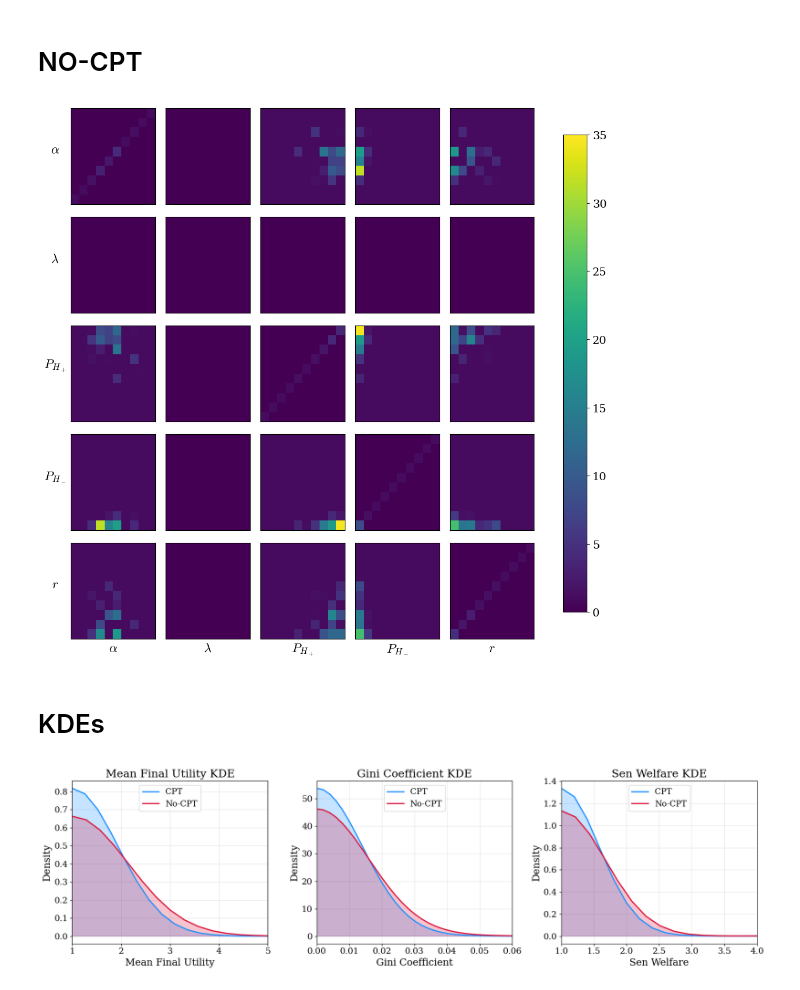
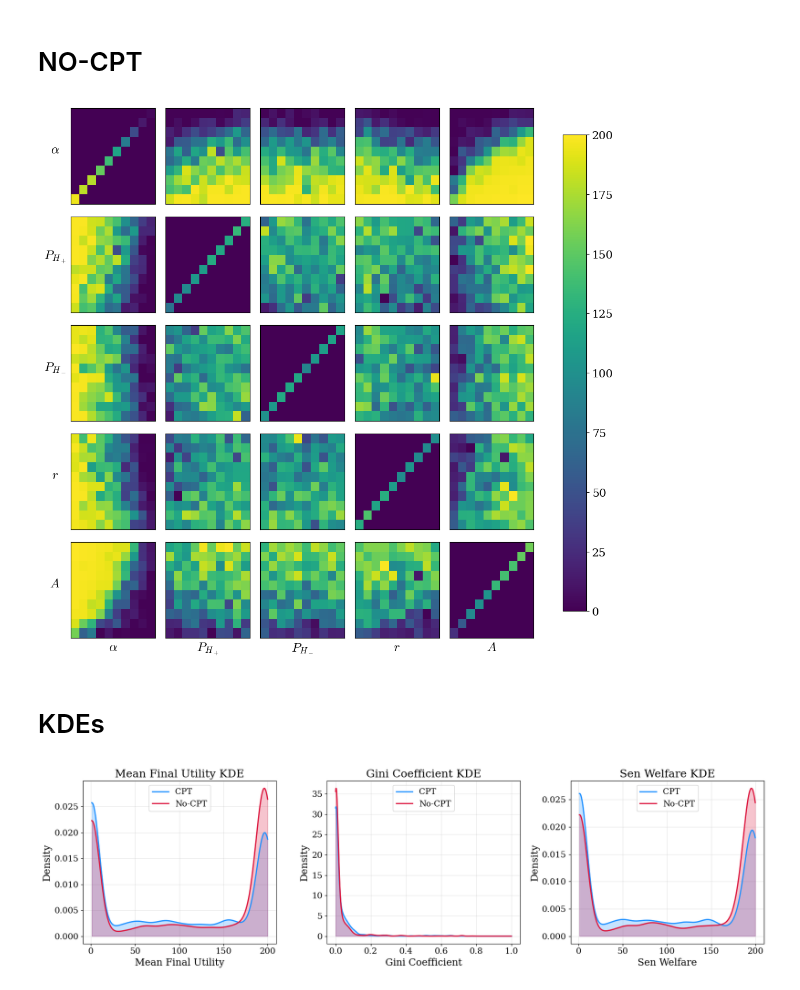
Before and after one commit to charlesaugdupont/cognitive-biases-endogenous-volatility, a Jupyter notebook: notebooks/sen_welfare.ipynb, the cells around one changed output. Saved outputs shown, nothing was run; the diff lists cells and outputs as text; code cells hidden in the pictures.

```diff
--- a/notebooks/sen_welfare.ipynb
+++ b/notebooks/sen_welfare.ipynb
@@ -76,7 +76,6 @@ for D in ["cpt", "nocpt"]:
 # CPT
 # %%
 directory = "../cpt"
-
 with open(f"{directory}_sen_welfare", "rb") as f:
     sen = pickle.load(f)
 
@@ -84,19 +83,19 @@ data = []
 for idx,f in tqdm(enumerate(os.listdir(directory))):
     with open(os.path.join(directory, f), "rb") as f:
         P = pickle.load(f)["params"]
-    elem = ((P["alpha"], P["gamma"], P["lambduh"], P["eta"], P["P_H_increase"], P["P_H_decrease"], P["rate"], sen[idx]))
+    elem = ((P["alpha"], P["gamma"], P["lambduh"], P["eta"], P["P_H_increase"], P["P_H_decrease"], P["rate"], P["w_delta_scale"], sen[idx]))
     data.append(elem)
 # %%
-fig, axs = plt.subplots(7, 7, figsize=(11,10))
-
-param_names = [r"$\alpha$", r"$\gamma$", r"$\lambda$", r"$\eta$", r"$P_{H_+}$",  r"$P_{H_-}$", r"$r$"]
-bounds = [[0.05,0.95], [0.5,0.8], [1.5,3.0], [0.65, 0.95], [0.05,0.95], [0.05,0.95], [1,5]]
+param_names = [r"$\alpha$", r"$\gamma$", r"$\lambda$", r"$\eta$", r"$P_{H_+}$",  r"$P_{H_-}$", r"$r$", r"$A$"]
+bounds = [[0.05,0.95], [0.5,0.8], [1.5,3.0], [0.65, 0.95], [0.05,0.95], [0.05,0.95], [1,5], [0.05,0.95]]
 S = np.array([d[-1] for d in data])
 
-for i in range(7):
+fig, axs = plt.subplots(len(param_names), len(param_names), figsize=(11,10))
+
+for i in range(len(param_names)):
     pi_values = np.array([d[i] for d in data])
     pi_bounds = np.linspace(bounds[i][0], bounds[i][1], 11)
-    for j in range(7):
+    for j in range(len(param_names)):
         pj_values = np.array([d[j] for d in data])
         pj_bounds = np.linspace(bounds[j][0], bounds[j][1], 11)
         heatmap = np.zeros((10, 10))
@@ -115,17 +114,17 @@ for i in range(7):
                 else:
                     heatmap[a, b] = 0
 
-        im = axs[i][j].imshow(heatmap, origin="lower", aspect="auto", cmap="viridis", vmin=0, vmax=25)
+        im = axs[i][j].imshow(heatmap, origin="lower", aspect="auto", cmap="viridis", vmin=0, vmax=200)
         axs[i][j].set_xticks([])
         axs[i][j].set_yticks([])
         if j == 0:
             axs[i][j].set_ylabel(param_names[i], rotation=0, labelpad=20)
-        if i == 6:
+        if i == 7:
             axs[i][j].set_xlabel(param_names[j])
 
         last_im = im
 
 fig.tight_layout()
-fig.colorbar(last_im, ax=axs.ravel().tolist(), shrink=0.9, norm="log")
+fig.colorbar(last_im, ax=axs.ravel().tolist(), shrink=0.9)
 plt.show()
 # %% [output]
@@ -141,54 +140,51 @@ data = []
 for idx,f in tqdm(enumerate(os.listdir("../"+directory))):
     with open(os.path.join("../"+directory, f), "rb") as f:
         P = pickle.load(f)["params"]
-    elem = ((P["alpha"], P["lambduh"], P["P_H_increase"], P["P_H_decrease"], P["rate"], sen[idx]))
+    elem = ((P["alpha"], P["P_H_increase"], P["P_H_decrease"], P["rate"], P["w_delta_scale"], sen[idx]))
     data.append(elem)
 # %%
-fig, axs = plt.subplots(5, 5, figsize=(11,10))
-
-param_names = [r"$\alpha$", r"$\lambda$", r"$P_{H_+}$", r"$P_{H_-}$", r"$r$"]
-bounds = [[0.05,0.95], [1.5,3.0], [0.05,0.95], [0.05,0.95],[1,5]]
+param_names = [r"$\alpha$", r"$P_{H_+}$", r"$P_{H_-}$", r"$r$", r"$A$"]
+bounds = [[0.05,0.95],  [0.05,0.95], [0.05,0.95], [1,5], [0.05,0.95]]
 S = np.array([d[-1] for d in data])
 
-map_vals = []
+fig, axs = plt.subplots(len(param_names), len(param_names), figsize=(11,10))
+
 for i in range(len(param_names)):
     pi_values = np.array([d[i] for d in data])
     pi_bounds = np.linspace(bounds[i][0], bounds[i][1], 11)
     for j in range(len(param_names)):
         pj_values = np.array([d[j] for d in data])
         pj_bounds = np.linspace(bounds[j][0], bounds[j][1], 11)
         heatmap = np.zeros((10, 10))
 
         # Iterate over bins
         for a in range(10):
             for b in range(10):
                 # Find indices that fall into this bin
                 idxs = np.where(
                     (pi_values >= pi_bounds[a]) & (pi_values < pi_bounds[a+1]) &
                     (pj_values >= pj_bounds[b]) & (pj_values < pj_bounds[b+1])
                 )[0]
 
                 if len(idxs) > 0:
                     heatmap[a,b] = np.mean(S[idxs])
                 else:
                     heatmap[a, b] = 0
 
-        im = axs[i][j].imshow(heatmap, origin="lower", aspect="auto", cmap="viridis", vmin=0, vmax=35)
+        im = axs[i][j].imshow(heatmap, origin="lower", aspect="auto", cmap="viridis", vmin=0, vmax=200)
         axs[i][j].set_xticks([])
         axs[i][j].set_yticks([])
         if j == 0:
             axs[i][j].set_ylabel(param_names[i], rotation=0, labelpad=20)
         if i == len(param_names)-1:
             axs[i][j].set_xlabel(param_names[j])
         last_im = im
 
-        map_vals.append(heatmap.flatten())
-
 fig.tight_layout()
-fig.colorbar(last_im, ax=axs.ravel().tolist(), shrink=0.9, norm="log")
+fig.colorbar(last_im, ax=axs.ravel().tolist(), shrink=0.9)
 plt.show()
 # %% [output]
-[figure, old version]
+[figure, new version]
 # %% [markdown]
 # KDEs
 # %%
@@ -210,7 +206,6 @@ axs[2].set_xlabel("Sen Welfare")
 axs[2].set_title("Sen Welfare KDE")
 axs[2].set_ylabel("Density")
 axs[2].legend(loc="upper center")
-axs[2].set_xlim(1,4)
 axs[2].grid()
 
 # Gini Coefficient
@@ -227,7 +222,6 @@ axs[1].set_xlabel("Gini Coefficient")
 axs[1].set_title("Gini Coefficient KDE")
 axs[1].set_ylabel("Density")
 axs[1].legend(loc="upper center")
-axs[1].set_xlim(0,0.06)
 axs[1].grid()
 
 # Mean Final Utility
@@ -244,10 +238,9 @@ axs[0].set_ylabel("Density")
 axs[0].set_xlabel("Mean Final Utility")
 axs[0].set_title("Mean Final Utility KDE")
 axs[0].legend(loc="upper center")
-axs[0].set_xlim(1,5)
 axs[0].grid()
 
 fig.tight_layout()
 plt.show()
 # %% [output]
-[figure, old version]
+[figure, new version]
```
Also changed, not shown: parts of 1 cell of this notebook, 6 other files.
